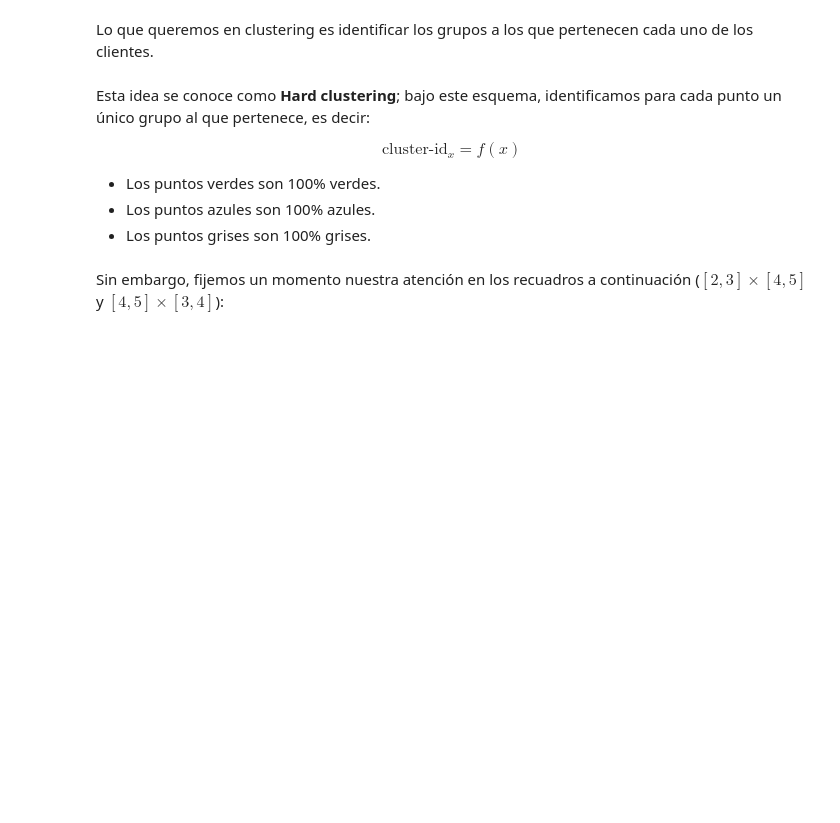
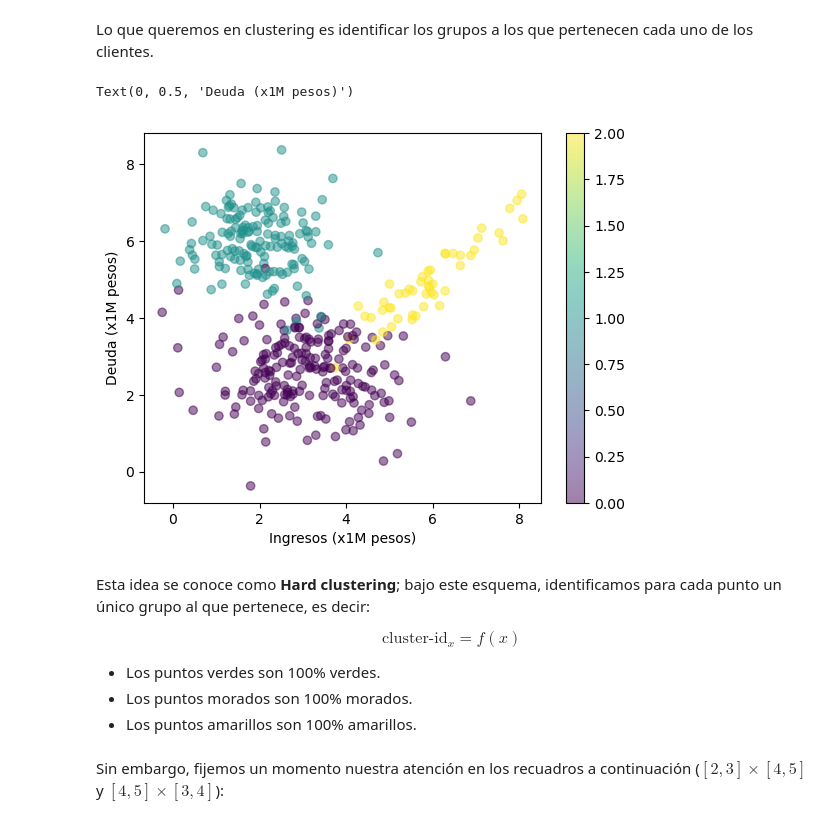
Before and after one commit to esjimenezro/meb2025, a Jupyter notebook: modulo_adicional/tema1/1_variables_latentes_k_means.ipynb, the cells around one changed output. Drawn from its saved outputs; the diff is of its cells as text; code cells hidden in the pictures; blank space fills up the shorter version.

```diff
--- a/modulo_adicional/tema1/1_variables_latentes_k_means.ipynb
+++ b/modulo_adicional/tema1/1_variables_latentes_k_means.ipynb
@@ -97,3 +117,17 @@ Lo que queremos en clustering es identificar los grupos a los que pertenecen cad
+# %%
+# Grupos "reales"
+plt.scatter(
+    customers_data['income'],
+    customers_data['debt'],
+    alpha=0.5,
+    c=customers_data['labels']
+)
+plt.colorbar()
+plt.xlabel('Ingresos (x1M pesos)')
+plt.ylabel('Deuda (x1M pesos)')
+# %% [output]
+Text(0, 0.5, 'Deuda (x1M pesos)')
+[figure, added]
 # %% [markdown]
 Esta idea se conoce como **Hard clustering**; bajo este esquema, identificamos para cada punto un único grupo al que pertenece, es decir:
 
@@ -102,8 +136,8 @@ $$
 $$
 
 - Los puntos verdes son 100% verdes.
-- Los puntos azules son 100% azules.
-- Los puntos grises son 100% grises.
+- Los puntos morados son 100% morados.
+- Los puntos amarillos son 100% amarillos.
 # %% [markdown]
 Sin embargo, fijemos un momento nuestra atención en los recuadros a continuación ($[2, 3] \times [4, 5]$ y $[4, 5] \times [3, 4]$):
 # %%
```
Also changed, not shown: parts of 36 cells of this notebook.
